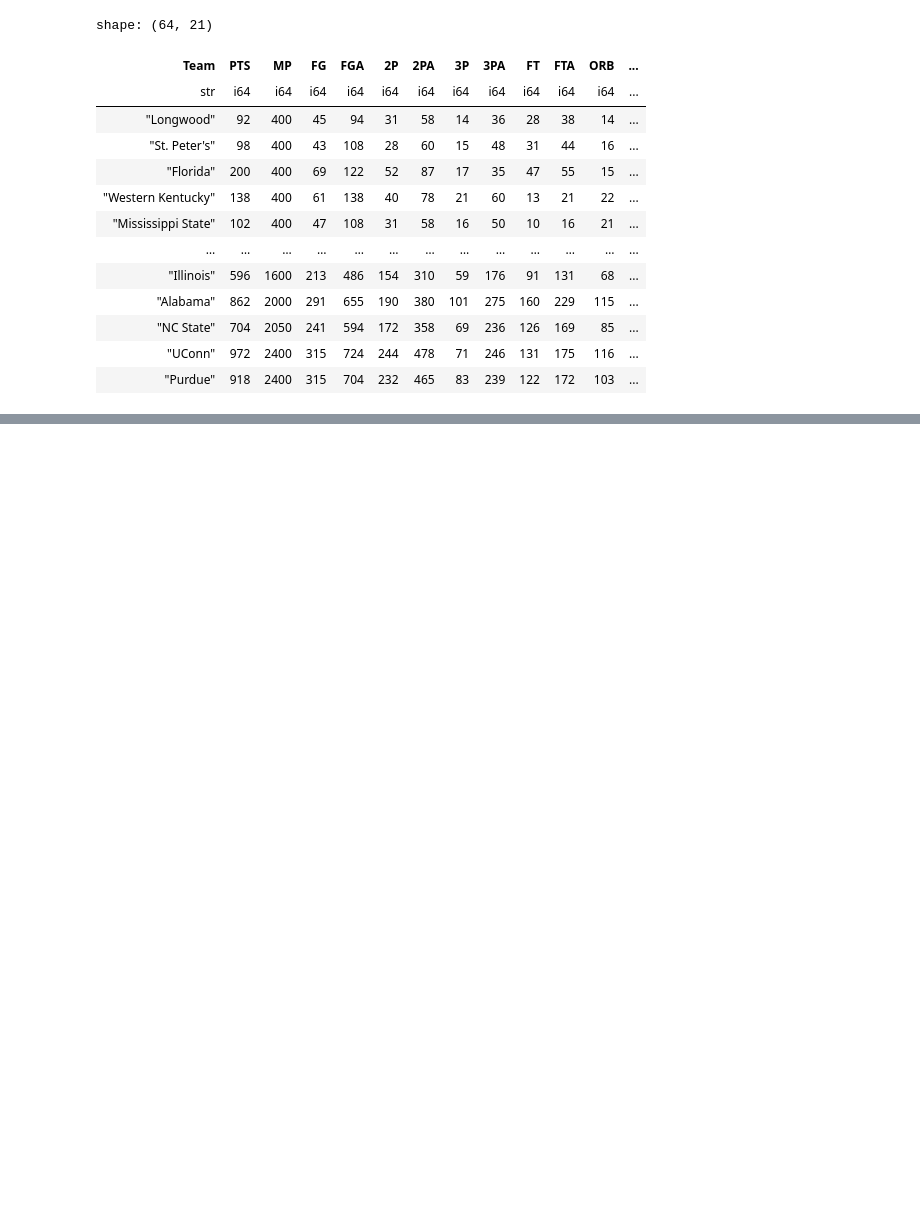
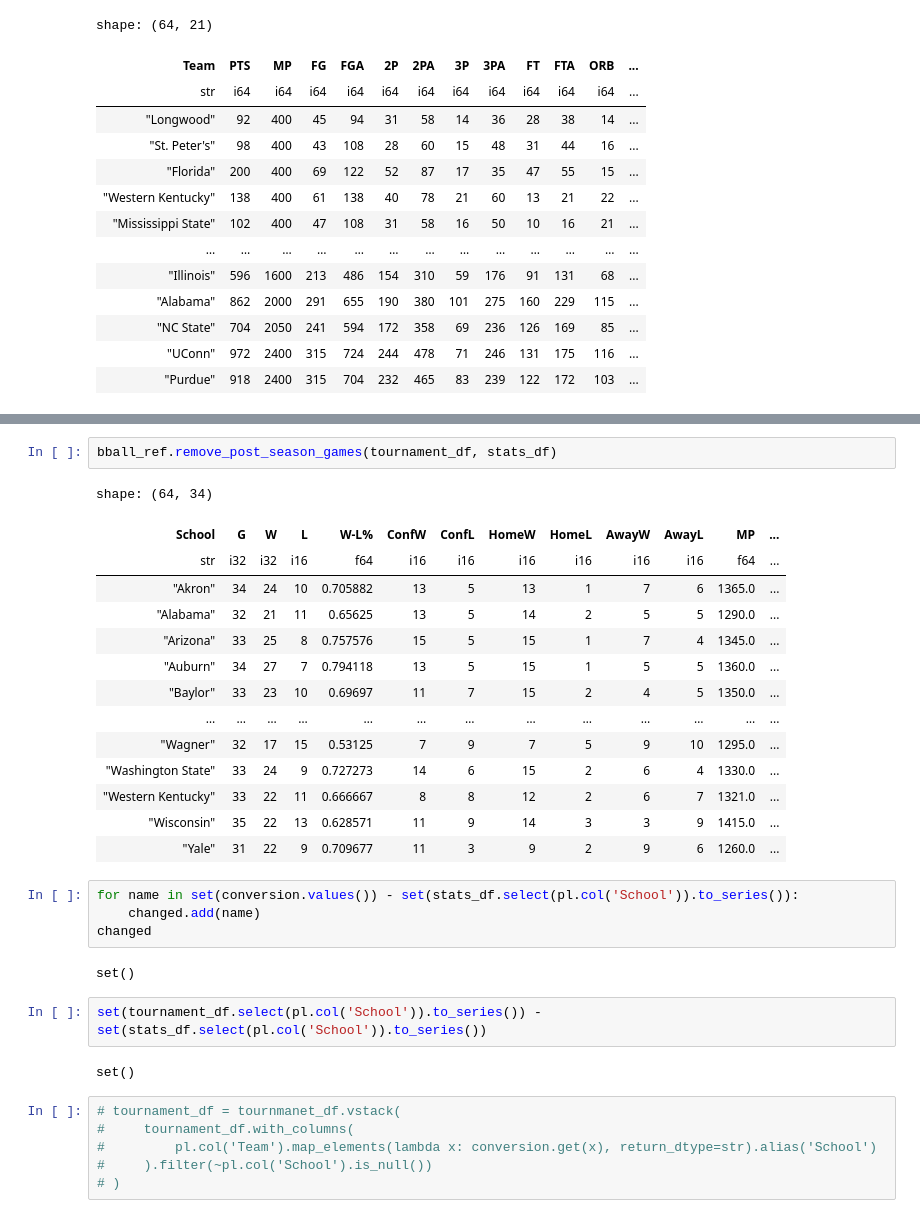
Before and after one commit to urolyi/march-madness, a Jupyter notebook: notebooks/Scratch.ipynb, the cells around one changed output, grey strips where cells are left out. Drawn from its saved outputs; the diff is of its cells as text; blank space fills up the shorter version.

```diff
--- a/notebooks/Scratch.ipynb
+++ b/notebooks/Scratch.ipynb
@@ -175 +198,34 @@ conversion = {"UNC Greensboro": "North Carolina-Greensboro", "UNC":"North Caroli
+# %%
+bball_ref.remove_post_season_games(tournament_df, stats_df)
+# %% [output]
+shape: (64, 34)
+| School | G | W | L | W-L% | ConfW | ConfL | HomeW | HomeL | AwayW | AwayL | MP | ... |
+| str | i32 | i32 | i16 | f64 | i16 | i16 | i16 | i16 | i16 | i16 | f64 | ... |
+| "Akron" | 34 | 24 | 10 | 0.705882 | 13 | 5 | 13 | 1 | 7 | 6 | 1365.0 | ... |
+| "Alabama" | 32 | 21 | 11 | 0.65625 | 13 | 5 | 14 | 2 | 5 | 5 | 1290.0 | ... |
+| "Arizona" | 33 | 25 | 8 | 0.757576 | 15 | 5 | 15 | 1 | 7 | 4 | 1345.0 | ... |
+| "Auburn" | 34 | 27 | 7 | 0.794118 | 13 | 5 | 15 | 1 | 5 | 5 | 1360.0 | ... |
+| "Baylor" | 33 | 23 | 10 | 0.69697 | 11 | 7 | 15 | 2 | 4 | 5 | 1350.0 | ... |
+| … | … | … | … | … | … | … | … | … | … | … | … | ... |
+| "Wagner" | 32 | 17 | 15 | 0.53125 | 7 | 9 | 7 | 5 | 9 | 10 | 1295.0 | ... |
+| "Washington State" | 33 | 24 | 9 | 0.727273 | 14 | 6 | 15 | 2 | 6 | 4 | 1330.0 | ... |
+| "Western Kentucky" | 33 | 22 | 11 | 0.666667 | 8 | 8 | 12 | 2 | 6 | 7 | 1321.0 | ... |
+| "Wisconsin" | 35 | 22 | 13 | 0.628571 | 11 | 9 | 14 | 3 | 3 | 9 | 1415.0 | ... |
+| "Yale" | 31 | 22 | 9 | 0.709677 | 11 | 3 | 9 | 2 | 9 | 6 | 1260.0 | ... |
+# %%
+for name in set(conversion.values()) - set(stats_df.select(pl.col('School')).to_series()):
+    changed.add(name)
+changed
+# %% [output]
+set()
+# %%
+set(tournament_df.select(pl.col('School')).to_series()) - set(stats_df.select(pl.col('School')).to_series())
+# %% [output]
+set()
+# %%
+# tournament_df = tournmanet_df.vstack(
+#     tournament_df.with_columns(
+#         pl.col('Team').map_elements(lambda x: conversion.get(x), return_dtype=str).alias('School')
+#     ).filter(~pl.col('School').is_null())
+# )
 # %%
```
Also changed, not shown: parts of 9 cells of this notebook, 23 other files.
